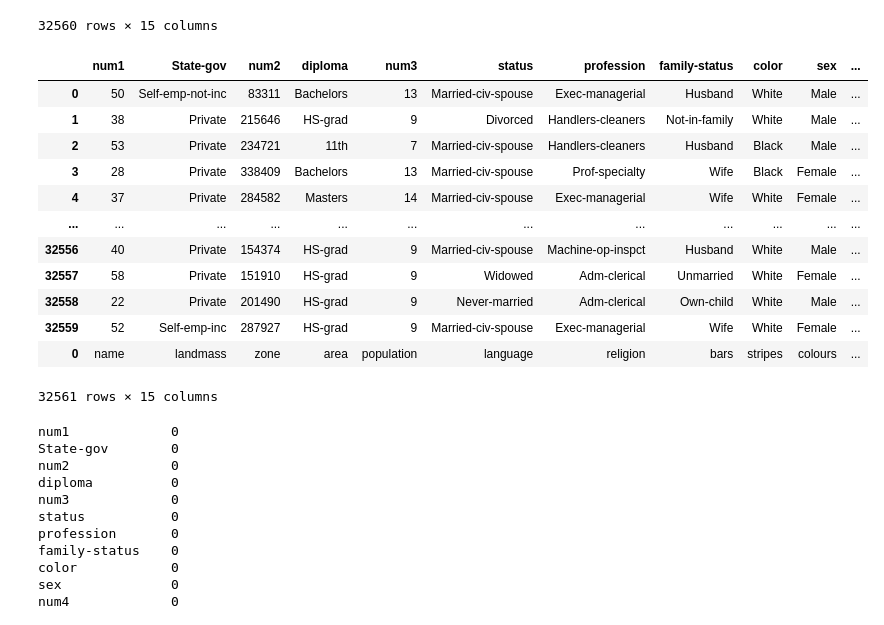
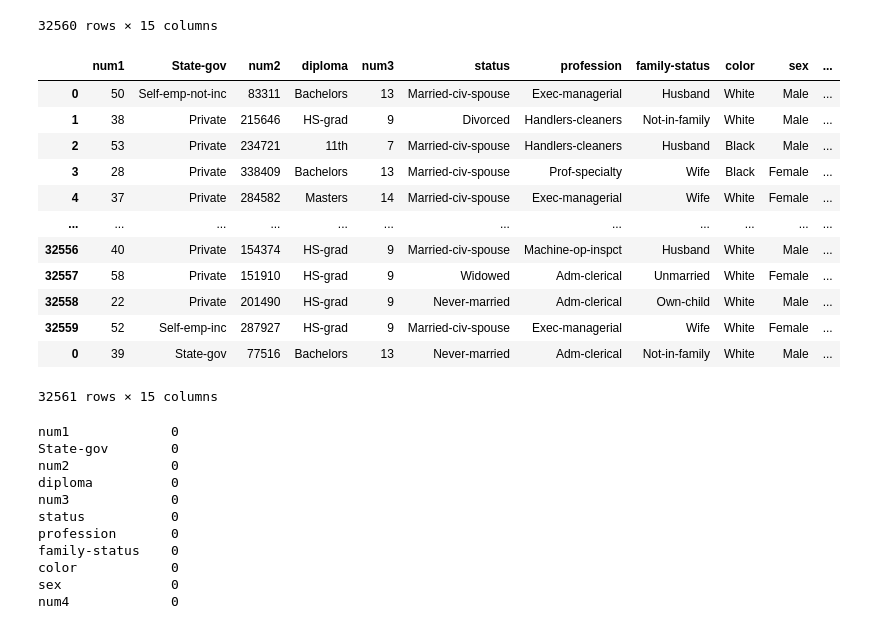
Before and after one commit to MBouchaqour/DS2022, a Jupyter notebook: week-013/EDAP2-main/Exploratory_Data_Analysis/towardDS_1.ipynb, the cells around one changed output. Cells and saved outputs as stored; diff of their text form; code cells hidden in the pictures.

```diff
--- a/week-013/EDAP2-main/Exploratory_Data_Analysis/towardDS_1.ipynb
+++ b/week-013/EDAP2-main/Exploratory_Data_Analysis/towardDS_1.ipynb
@@ -170,28 +170,28 @@ df_adult
 32560 rows × 15 columns
 # %%
 cols = ['num1','State-gov','num2','diploma','num3','status','profession','family-status','color','sex','num4','num5','num6' ,'Country','wage']
-original=list(flag_data.columns)
+original=list(df_adult.columns)
 
 
 df2=dict(zip(cols,original))
 record=pd.DataFrame.from_dict(df2,orient='index')
 record=record.T
 df_adult.columns=cols
 df_adult = df_adult.append(record.loc[0])
 df_adult
 # %% [output]
 |  | num1 | State-gov | num2 | diploma | num3 | status | profession | family-status | color | sex | ... |
 | 0 | 50 | Self-emp-not-inc | 83311 | Bachelors | 13 | Married-civ-spouse | Exec-managerial | Husband | White | Male | ... |
 | 1 | 38 | Private | 215646 | HS-grad | 9 | Divorced | Handlers-cleaners | Not-in-family | White | Male | ... |
 | 2 | 53 | Private | 234721 | 11th | 7 | Married-civ-spouse | Handlers-cleaners | Husband | Black | Male | ... |
 | 3 | 28 | Private | 338409 | Bachelors | 13 | Married-civ-spouse | Prof-specialty | Wife | Black | Female | ... |
 | 4 | 37 | Private | 284582 | Masters | 14 | Married-civ-spouse | Exec-managerial | Wife | White | Female | ... |
 | ... | ... | ... | ... | ... | ... | ... | ... | ... | ... | ... | ... |
 | 32556 | 40 | Private | 154374 | HS-grad | 9 | Married-civ-spouse | Machine-op-inspct | Husband | White | Male | ... |
 | 32557 | 58 | Private | 151910 | HS-grad | 9 | Widowed | Adm-clerical | Unmarried | White | Female | ... |
 | 32558 | 22 | Private | 201490 | HS-grad | 9 | Never-married | Adm-clerical | Own-child | White | Male | ... |
 | 32559 | 52 | Self-emp-inc | 287927 | HS-grad | 9 | Married-civ-spouse | Exec-managerial | Wife | White | Female | ... |
-| 0 | name | landmass | zone | area | population | language | religion | bars | stripes | colours | ... |
+| 0 | 39 | State-gov | 77516 | Bachelors | 13 | Never-married | Adm-clerical | Not-in-family | White | Male | ... |
 32561 rows × 15 columns
 # %%
 df_adult.isnull().sum()
```
Also changed, not shown: parts of 16 cells of this notebook, 1 other file.
